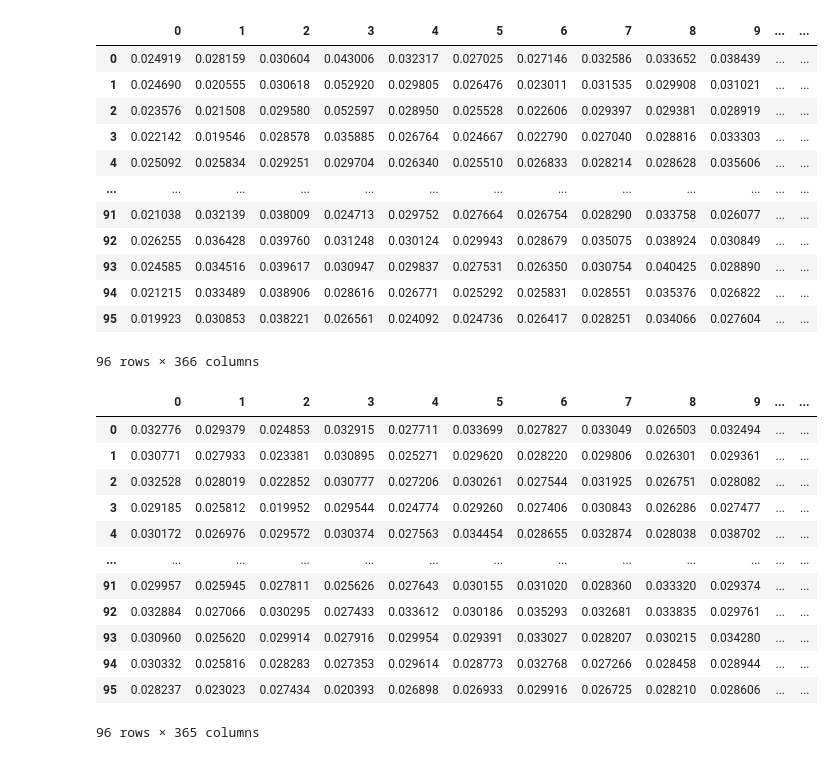
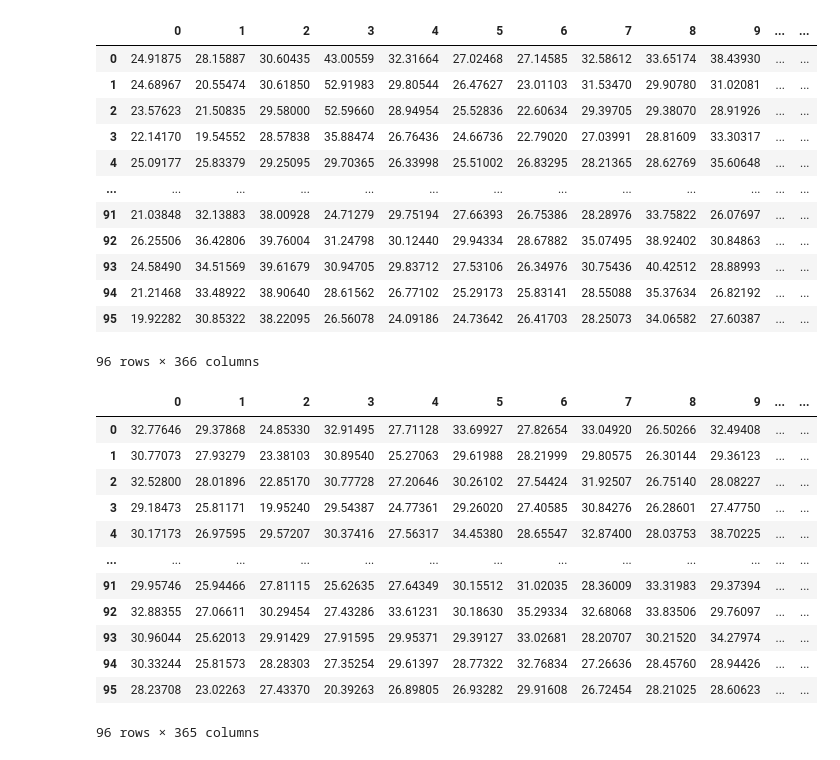
Before and after one commit to lilanka/iems, a Jupyter notebook: datasets/training/PriceJoin.ipynb, the cells around one changed output. Drawn from its saved outputs; the diff is of its cells as text; code cells hidden in the pictures.

```diff
--- a/datasets/training/PriceJoin.ipynb
+++ b/datasets/training/PriceJoin.ipynb
@@ -7,36 +7,38 @@ df2 = pd.read_csv('Price2021_Final.csv')
 df1 = df1.iloc[:,1:]
 df2 = df2.iloc[:,1:]
 # %%
+df1 = df1*1000
 df1
 # %% [output]
 |  | 0 | 1 | 2 | 3 | 4 | 5 | 6 | 7 | 8 | 9 | ... | ... |
-| 0 | 0.024919 | 0.028159 | 0.030604 | 0.043006 | 0.032317 | 0.027025 | 0.027146 | 0.032586 | 0.033652 | 0.038439 | ... | ... |
-| 1 | 0.024690 | 0.020555 | 0.030618 | 0.052920 | 0.029805 | 0.026476 | 0.023011 | 0.031535 | 0.029908 | 0.031021 | ... | ... |
-| 2 | 0.023576 | 0.021508 | 0.029580 | 0.052597 | 0.028950 | 0.025528 | 0.022606 | 0.029397 | 0.029381 | 0.028919 | ... | ... |
-| 3 | 0.022142 | 0.019546 | 0.028578 | 0.035885 | 0.026764 | 0.024667 | 0.022790 | 0.027040 | 0.028816 | 0.033303 | ... | ... |
-| 4 | 0.025092 | 0.025834 | 0.029251 | 0.029704 | 0.026340 | 0.025510 | 0.026833 | 0.028214 | 0.028628 | 0.035606 | ... | ... |
+| 0 | 24.91875 | 28.15887 | 30.60435 | 43.00559 | 32.31664 | 27.02468 | 27.14585 | 32.58612 | 33.65174 | 38.43930 | ... | ... |
+| 1 | 24.68967 | 20.55474 | 30.61850 | 52.91983 | 29.80544 | 26.47627 | 23.01103 | 31.53470 | 29.90780 | 31.02081 | ... | ... |
+| 2 | 23.57623 | 21.50835 | 29.58000 | 52.59660 | 28.94954 | 25.52836 | 22.60634 | 29.39705 | 29.38070 | 28.91926 | ... | ... |
+| 3 | 22.14170 | 19.54552 | 28.57838 | 35.88474 | 26.76436 | 24.66736 | 22.79020 | 27.03991 | 28.81609 | 33.30317 | ... | ... |
+| 4 | 25.09177 | 25.83379 | 29.25095 | 29.70365 | 26.33998 | 25.51002 | 26.83295 | 28.21365 | 28.62769 | 35.60648 | ... | ... |
 | ... | ... | ... | ... | ... | ... | ... | ... | ... | ... | ... | ... | ... |
-| 91 | 0.021038 | 0.032139 | 0.038009 | 0.024713 | 0.029752 | 0.027664 | 0.026754 | 0.028290 | 0.033758 | 0.026077 | ... | ... |
-| 92 | 0.026255 | 0.036428 | 0.039760 | 0.031248 | 0.030124 | 0.029943 | 0.028679 | 0.035075 | 0.038924 | 0.030849 | ... | ... |
-| 93 | 0.024585 | 0.034516 | 0.039617 | 0.030947 | 0.029837 | 0.027531 | 0.026350 | 0.030754 | 0.040425 | 0.028890 | ... | ... |
-| 94 | 0.021215 | 0.033489 | 0.038906 | 0.028616 | 0.026771 | 0.025292 | 0.025831 | 0.028551 | 0.035376 | 0.026822 | ... | ... |
-| 95 | 0.019923 | 0.030853 | 0.038221 | 0.026561 | 0.024092 | 0.024736 | 0.026417 | 0.028251 | 0.034066 | 0.027604 | ... | ... |
+| 91 | 21.03848 | 32.13883 | 38.00928 | 24.71279 | 29.75194 | 27.66393 | 26.75386 | 28.28976 | 33.75822 | 26.07697 | ... | ... |
+| 92 | 26.25506 | 36.42806 | 39.76004 | 31.24798 | 30.12440 | 29.94334 | 28.67882 | 35.07495 | 38.92402 | 30.84863 | ... | ... |
+| 93 | 24.58490 | 34.51569 | 39.61679 | 30.94705 | 29.83712 | 27.53106 | 26.34976 | 30.75436 | 40.42512 | 28.88993 | ... | ... |
+| 94 | 21.21468 | 33.48922 | 38.90640 | 28.61562 | 26.77102 | 25.29173 | 25.83141 | 28.55088 | 35.37634 | 26.82192 | ... | ... |
+| 95 | 19.92282 | 30.85322 | 38.22095 | 26.56078 | 24.09186 | 24.73642 | 26.41703 | 28.25073 | 34.06582 | 27.60387 | ... | ... |
 96 rows × 366 columns
 # %%
+df2 = df2*1000
 df2
 # %% [output]
 |  | 0 | 1 | 2 | 3 | 4 | 5 | 6 | 7 | 8 | 9 | ... | ... |
-| 0 | 0.032776 | 0.029379 | 0.024853 | 0.032915 | 0.027711 | 0.033699 | 0.027827 | 0.033049 | 0.026503 | 0.032494 | ... | ... |
-| 1 | 0.030771 | 0.027933 | 0.023381 | 0.030895 | 0.025271 | 0.029620 | 0.028220 | 0.029806 | 0.026301 | 0.029361 | ... | ... |
-| 2 | 0.032528 | 0.028019 | 0.022852 | 0.030777 | 0.027206 | 0.030261 | 0.027544 | 0.031925 | 0.026751 | 0.028082 | ... | ... |
-| 3 | 0.029185 | 0.025812 | 0.019952 | 0.029544 | 0.024774 | 0.029260 | 0.027406 | 0.030843 | 0.026286 | 0.027477 | ... | ... |
-| 4 | 0.030172 | 0.026976 | 0.029572 | 0.030374 | 0.027563 | 0.034454 | 0.028655 | 0.032874 | 0.028038 | 0.038702 | ... | ... |
+| 0 | 32.77646 | 29.37868 | 24.85330 | 32.91495 | 27.71128 | 33.69927 | 27.82654 | 33.04920 | 26.50266 | 32.49408 | ... | ... |
+| 1 | 30.77073 | 27.93279 | 23.38103 | 30.89540 | 25.27063 | 29.61988 | 28.21999 | 29.80575 | 26.30144 | 29.36123 | ... | ... |
+| 2 | 32.52800 | 28.01896 | 22.85170 | 30.77728 | 27.20646 | 30.26102 | 27.54424 | 31.92507 | 26.75140 | 28.08227 | ... | ... |
+| 3 | 29.18473 | 25.81171 | 19.95240 | 29.54387 | 24.77361 | 29.26020 | 27.40585 | 30.84276 | 26.28601 | 27.47750 | ... | ... |
+| 4 | 30.17173 | 26.97595 | 29.57207 | 30.37416 | 27.56317 | 34.45380 | 28.65547 | 32.87400 | 28.03753 | 38.70225 | ... | ... |
 | ... | ... | ... | ... | ... | ... | ... | ... | ... | ... | ... | ... | ... |
-| 91 | 0.029957 | 0.025945 | 0.027811 | 0.025626 | 0.027643 | 0.030155 | 0.031020 | 0.028360 | 0.033320 | 0.029374 | ... | ... |
-| 92 | 0.032884 | 0.027066 | 0.030295 | 0.027433 | 0.033612 | 0.030186 | 0.035293 | 0.032681 | 0.033835 | 0.029761 | ... | ... |
-| 93 | 0.030960 | 0.025620 | 0.029914 | 0.027916 | 0.029954 | 0.029391 | 0.033027 | 0.028207 | 0.030215 | 0.034280 | ... | ... |
-| 94 | 0.030332 | 0.025816 | 0.028283 | 0.027353 | 0.029614 | 0.028773 | 0.032768 | 0.027266 | 0.028458 | 0.028944 | ... | ... |
-| 95 | 0.028237 | 0.023023 | 0.027434 | 0.020393 | 0.026898 | 0.026933 | 0.029916 | 0.026725 | 0.028210 | 0.028606 | ... | ... |
+| 91 | 29.95746 | 25.94466 | 27.81115 | 25.62635 | 27.64349 | 30.15512 | 31.02035 | 28.36009 | 33.31983 | 29.37394 | ... | ... |
+| 92 | 32.88355 | 27.06611 | 30.29454 | 27.43286 | 33.61231 | 30.18630 | 35.29334 | 32.68068 | 33.83506 | 29.76097 | ... | ... |
+| 93 | 30.96044 | 25.62013 | 29.91429 | 27.91595 | 29.95371 | 29.39127 | 33.02681 | 28.20707 | 30.21520 | 34.27974 | ... | ... |
+| 94 | 30.33244 | 25.81573 | 28.28303 | 27.35254 | 29.61397 | 28.77322 | 32.76834 | 27.26636 | 28.45760 | 28.94426 | ... | ... |
+| 95 | 28.23708 | 23.02263 | 27.43370 | 20.39263 | 26.89805 | 26.93282 | 29.91608 | 26.72454 | 28.21025 | 28.60623 | ... | ... |
 96 rows × 365 columns
 # %%
 df = pd.concat([df1,df2],join='outer',axis=1,ignore_index=True)
```
Also changed, not shown: parts of 1 cell of this notebook, 1 other file.
